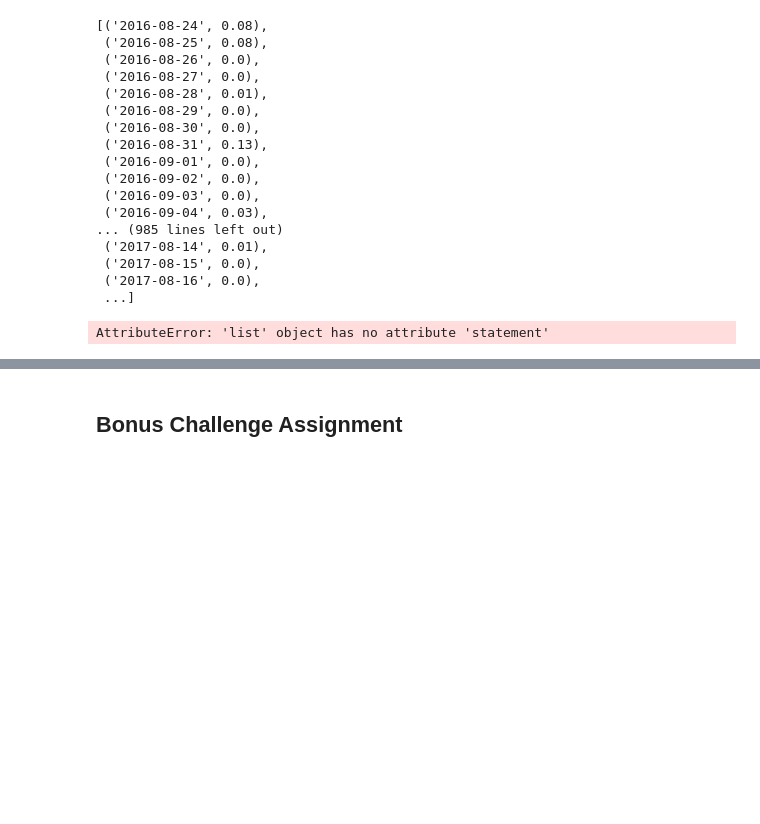
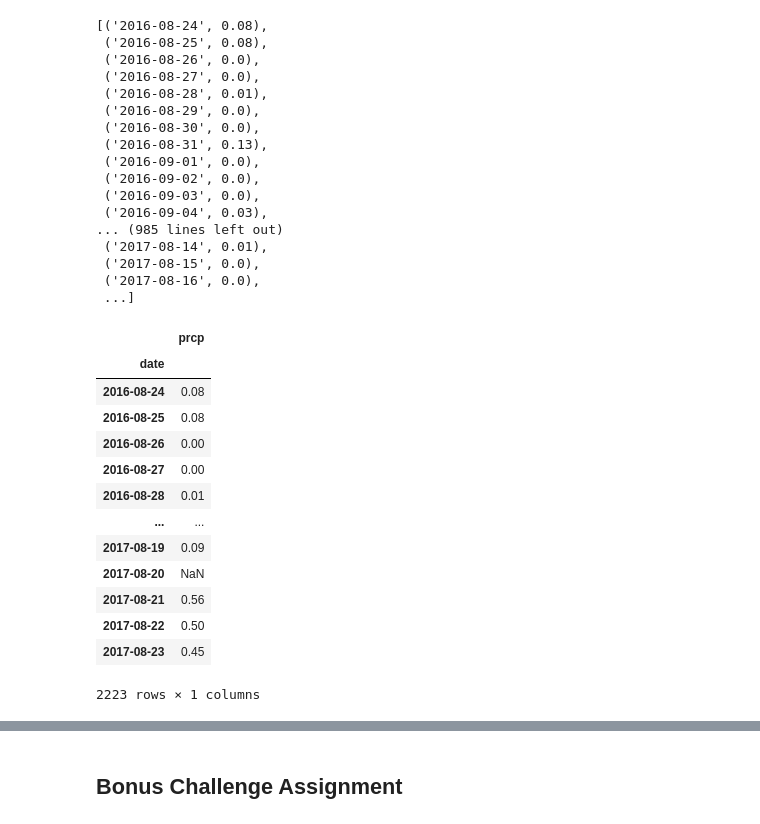
Before and after one commit to JorgeArV/SQLAlchemy_Flask_App_Climate_Analysis, a Jupyter notebook: climate_starter.ipynb, the cells around one changed output, grey strips where cells are left out. Drawn from its saved outputs; the diff is of its cells as text; code cells hidden in the pictures; blank space fills up the shorter version.

```diff
--- a/climate_starter.ipynb
+++ b/climate_starter.ipynb
@@ -85,14 +87,25 @@ session.query(Measurement.date, Measurement.prcp).filter(Measurement.date >= one
  ('2017-08-15', 0.0),
  ('2017-08-16', 0.0),
  ...]
-# %%
-import pandas as pd
-stmt = session.query(Measurement.date, Measurement.prcp).filter(Measurement.date >= one_year_ago).all().statement
-# %% [output]
-AttributeError: 'list' object has no attribute 'statement'
 # %%
-# Save the query results as a Pandas DataFrame and set the index to the date column
-
-# Sort the dataframe by date
-
-# Use Pandas Plotting with Matplotlib to plot the data
+# 3. Save the query results as a Pandas DataFrame and set the index to the date column
+stmt = session.query(Measurement.date, Measurement.prcp).filter(Measurement.date >= one_year_ago).statement
+df = pd.read_sql_query(stmt,session.bind)
+df.set_index('date', inplace=True)
+df
+# 4. Sort the dataframe by date --> df is already sorted by date on step 1.1 "....order_by(Measurement.date.desc())..."
+# %% [output]
+|  | prcp |
+| date |  |
+| 2016-08-24 | 0.08 |
+| 2016-08-25 | 0.08 |
+| 2016-08-26 | 0.00 |
+| 2016-08-27 | 0.00 |
+| 2016-08-28 | 0.01 |
+| ... | ... |
+| 2017-08-19 | 0.09 |
+| 2017-08-20 | NaN |
+| 2017-08-21 | 0.56 |
+| 2017-08-22 | 0.50 |
+| 2017-08-23 | 0.45 |
+2223 rows × 1 columns
```
Also changed, not shown: parts of 17 cells of this notebook.
